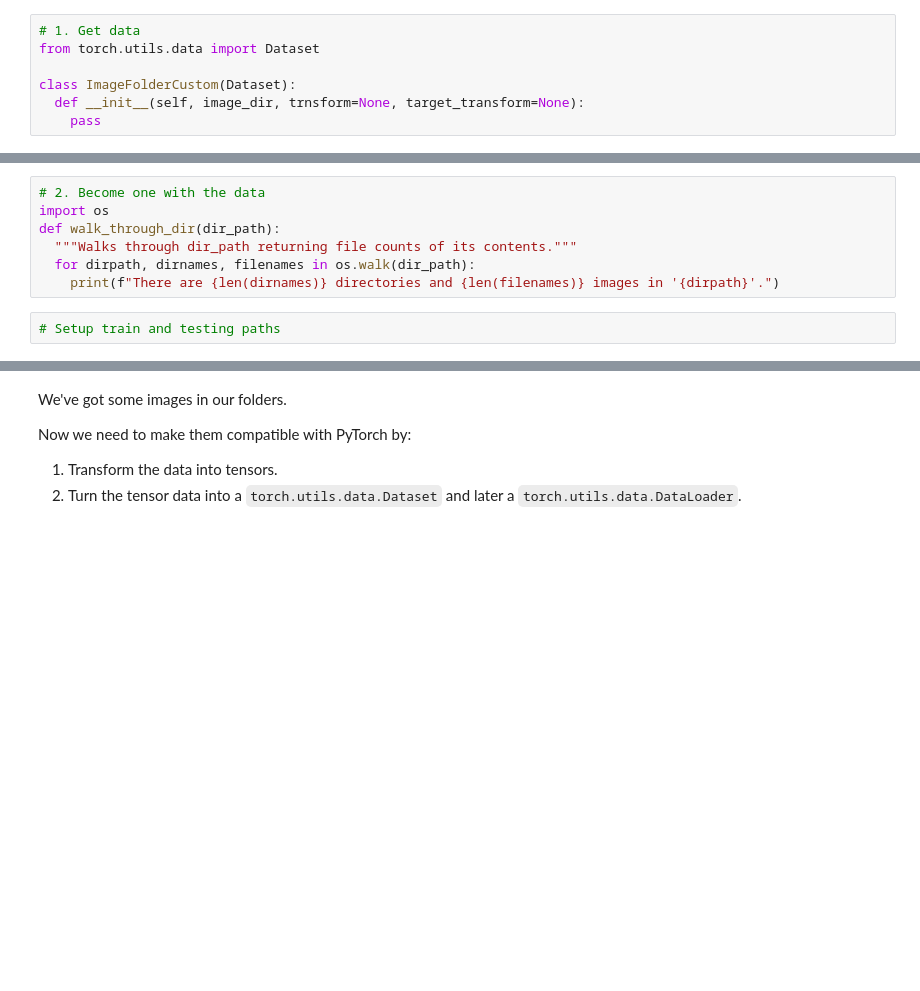
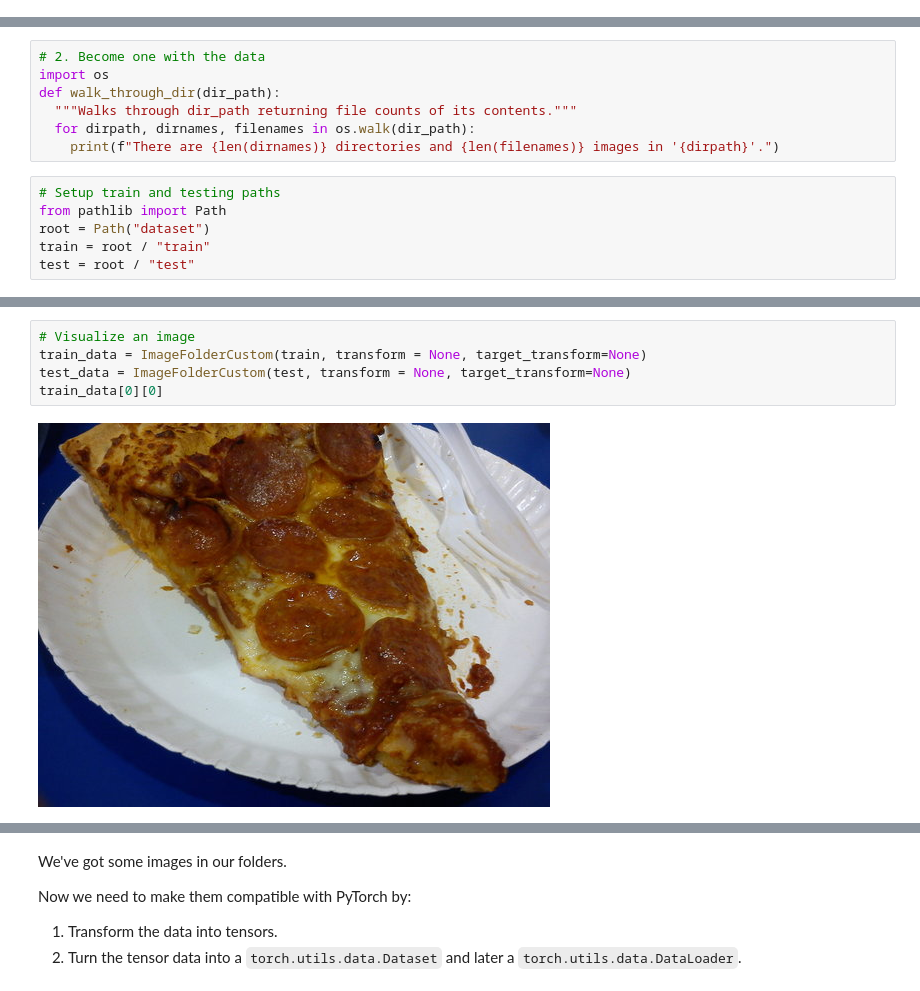
Before and after one commit to Spicyredd/Learn_PyTorch, a Jupyter notebook: 04_pytorch_custom_datasets_exercises.ipynb, the cells around one changed output, grey strips where cells are left out. Cells and saved outputs as stored; diff of their text form; blank space fills up the shorter version.

```diff
--- a/04_pytorch_custom_datasets_exercises.ipynb
+++ b/04_pytorch_custom_datasets_exercises.ipynb
@@ -57,9 +61,2 @@ device
 # %% [markdown]
 ## 2. Recreate the data loading functions we built in [sections 1, 2, 3 and 4 of notebook 04](https://www.learnpytorch.io/04_pytorch_custom_datasets/). You should have train and test `DataLoader`'s ready to use.
-# %%
-# 1. Get data
-from torch.utils.data import Dataset
-
-class ImageFolderCustom(Dataset):
-  def __init__(self, image_dir, trnsform=None, target_transform=None):
-    pass
@@ -72,3 +125,7 @@ def walk_through_dir(dir_path):
     print(f"There are {len(dirnames)} directories and {len(filenames)} images in '{dirpath}'.")
 # %%
 # Setup train and testing paths
+from pathlib import Path
+root = Path("dataset")
+train = root / "train"
+test = root / "test"
@@ -78,0 +144,7 @@ def walk_through_dir(dir_path):
+# %%
+# Visualize an image
+train_data = ImageFolderCustom(train, transform = None, target_transform=None)
+test_data = ImageFolderCustom(test, transform = None, target_transform=None)
+train_data[0][0]
+# %% [output]
+[figure, added]
```
Also changed, not shown: parts of 30 cells of this notebook.
